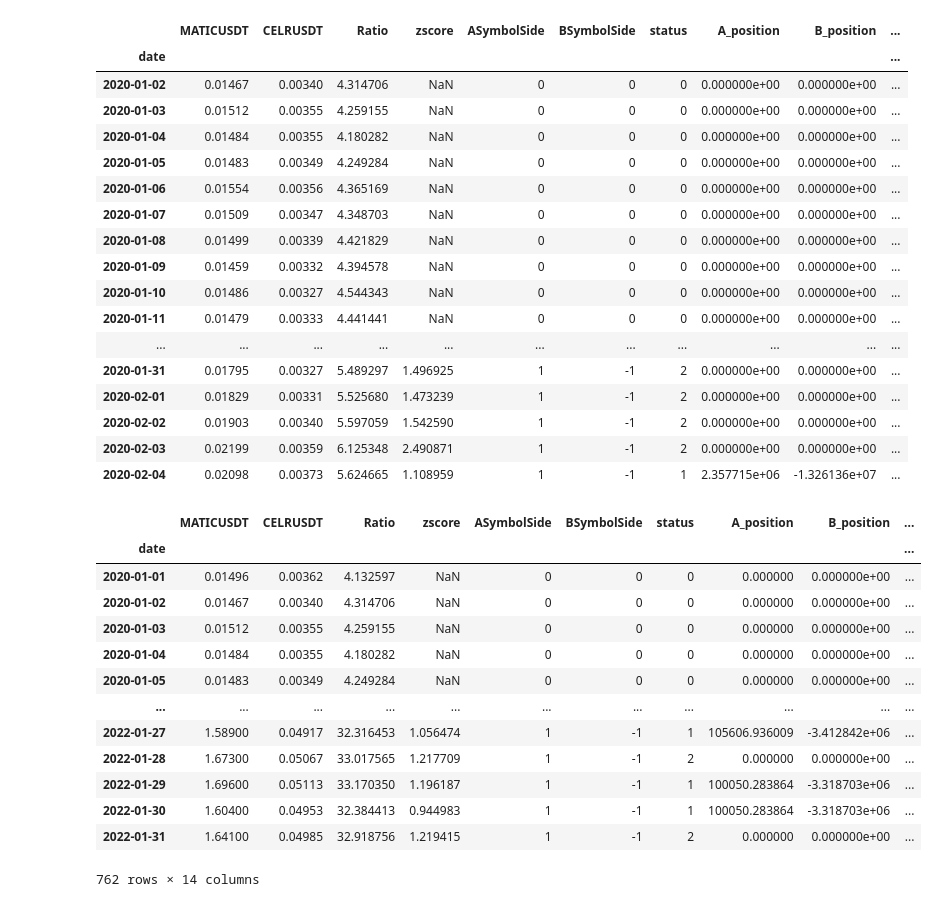
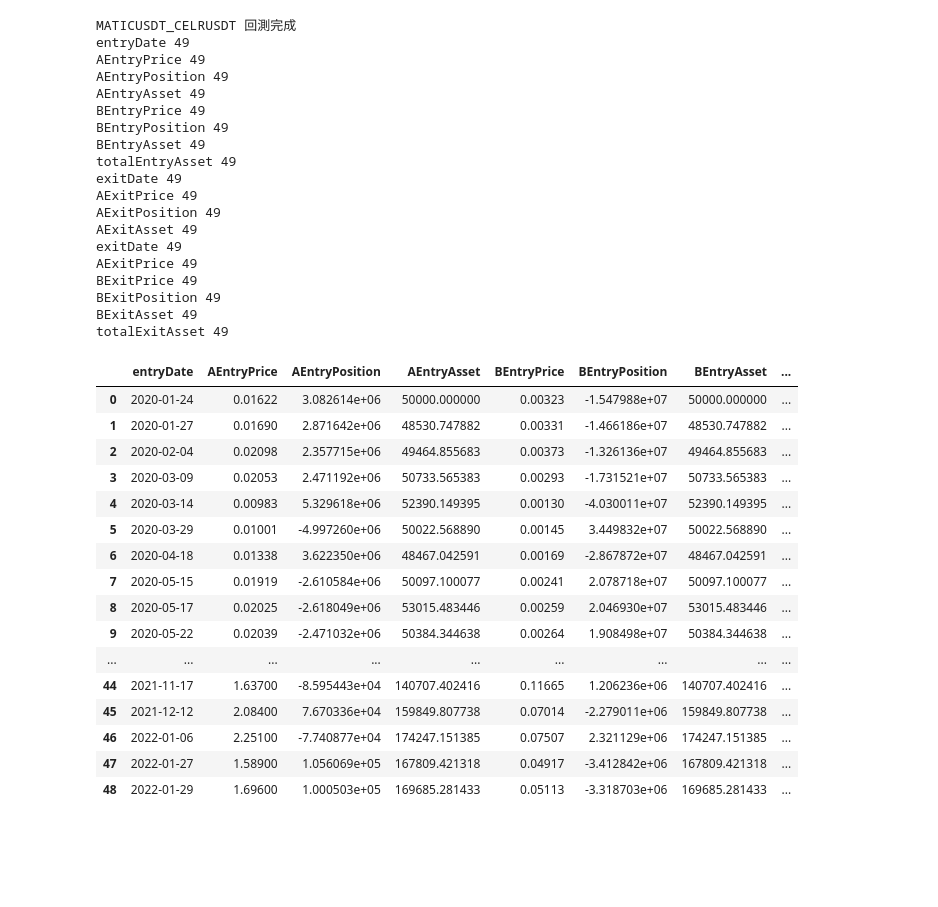
Before and after one commit to jochien889/backtrading, a Jupyter notebook: pairTrade_test.ipynb, the cells around one changed output. Cells and saved outputs as stored; diff of their text form; code cells hidden in the pictures; blank space fills up the shorter version.

```diff
--- a/pairTrade_test.ipynb
+++ b/pairTrade_test.ipynb
@@ -15,44 +15,46 @@ df1 = df[['MATICUSDT', 'CELRUSDT']]
 A = pairTrade(df1)
 A.indicator(tradeType = 'ratio')
 A.strategy(strategyType = 'divergence', actionType = 'amount', entry = 1, exit = 0.2, stopLoss = 1.2)
-A.df.iloc[1:35]
-# A.df.to_csv('MATICUSDT_CELRUSDT_test.csv')
 # %% [output]
-|  | MATICUSDT | CELRUSDT | Ratio | zscore | ASymbolSide | BSymbolSide | status | A_position | B_position | ... |
-| date |  |  |  |  |  |  |  |  |  | ... |
-| 2020-01-02 | 0.01467 | 0.00340 | 4.314706 | NaN | 0 | 0 | 0 | 0.000000e+00 | 0.000000e+00 | ... |
-| 2020-01-03 | 0.01512 | 0.00355 | 4.259155 | NaN | 0 | 0 | 0 | 0.000000e+00 | 0.000000e+00 | ... |
-| 2020-01-04 | 0.01484 | 0.00355 | 4.180282 | NaN | 0 | 0 | 0 | 0.000000e+00 | 0.000000e+00 | ... |
-| 2020-01-05 | 0.01483 | 0.00349 | 4.249284 | NaN | 0 | 0 | 0 | 0.000000e+00 | 0.000000e+00 | ... |
-| 2020-01-06 | 0.01554 | 0.00356 | 4.365169 | NaN | 0 | 0 | 0 | 0.000000e+00 | 0.000000e+00 | ... |
-| 2020-01-07 | 0.01509 | 0.00347 | 4.348703 | NaN | 0 | 0 | 0 | 0.000000e+00 | 0.000000e+00 | ... |
-| 2020-01-08 | 0.01499 | 0.00339 | 4.421829 | NaN | 0 | 0 | 0 | 0.000000e+00 | 0.000000e+00 | ... |
-| 2020-01-09 | 0.01459 | 0.00332 | 4.394578 | NaN | 0 | 0 | 0 | 0.000000e+00 | 0.000000e+00 | ... |
-| 2020-01-10 | 0.01486 | 0.00327 | 4.544343 | NaN | 0 | 0 | 0 | 0.000000e+00 | 0.000000e+00 | ... |
-| 2020-01-11 | 0.01479 | 0.00333 | 4.441441 | NaN | 0 | 0 | 0 | 0.000000e+00 | 0.000000e+00 | ... |
-| ... | ... | ... | ... | ... | ... | ... | ... | ... | ... | ... |
-| 2020-01-31 | 0.01795 | 0.00327 | 5.489297 | 1.496925 | 1 | -1 | 2 | 0.000000e+00 | 0.000000e+00 | ... |
-| 2020-02-01 | 0.01829 | 0.00331 | 5.525680 | 1.473239 | 1 | -1 | 2 | 0.000000e+00 | 0.000000e+00 | ... |
-| 2020-02-02 | 0.01903 | 0.00340 | 5.597059 | 1.542590 | 1 | -1 | 2 | 0.000000e+00 | 0.000000e+00 | ... |
-| 2020-02-03 | 0.02199 | 0.00359 | 6.125348 | 2.490871 | 1 | -1 | 2 | 0.000000e+00 | 0.000000e+00 | ... |
-| 2020-02-04 | 0.02098 | 0.00373 | 5.624665 | 1.108959 | 1 | -1 | 1 | 2.357715e+06 | -1.326136e+07 | ... |
+MATICUSDT_CELRUSDT 回測完成
+entryDate 49
+AEntryPrice 49
+AEntryPosition 49
+AEntryAsset 49
+BEntryPrice 49
+BEntryPosition 49
+BEntryAsset 49
+totalEntryAsset 49
+exitDate 49
+AExitPrice 49
+AExitPosition 49
+AExitAsset 49
+exitDate 49
+AExitPrice 49
+BExitPrice 49
+BExitPosition 49
+BExitAsset 49
+totalExitAsset 49
 # %%
-A.df
+A.KPI
 # %% [output]
-|  | MATICUSDT | CELRUSDT | Ratio | zscore | ASymbolSide | BSymbolSide | status | A_position | B_position | ... |
-| date |  |  |  |  |  |  |  |  |  | ... |
-| 2020-01-01 | 0.01496 | 0.00362 | 4.132597 | NaN | 0 | 0 | 0 | 0.000000 | 0.000000e+00 | ... |
-| 2020-01-02 | 0.01467 | 0.00340 | 4.314706 | NaN | 0 | 0 | 0 | 0.000000 | 0.000000e+00 | ... |
-| 2020-01-03 | 0.01512 | 0.00355 | 4.259155 | NaN | 0 | 0 | 0 | 0.000000 | 0.000000e+00 | ... |
-| 2020-01-04 | 0.01484 | 0.00355 | 4.180282 | NaN | 0 | 0 | 0 | 0.000000 | 0.000000e+00 | ... |
-| 2020-01-05 | 0.01483 | 0.00349 | 4.249284 | NaN | 0 | 0 | 0 | 0.000000 | 0.000000e+00 | ... |
-| ... | ... | ... | ... | ... | ... | ... | ... | ... | ... | ... |
-| 2022-01-27 | 1.58900 | 0.04917 | 32.316453 | 1.056474 | 1 | -1 | 1 | 105606.936009 | -3.412842e+06 | ... |
-| 2022-01-28 | 1.67300 | 0.05067 | 33.017565 | 1.217709 | 1 | -1 | 2 | 0.000000 | 0.000000e+00 | ... |
-| 2022-01-29 | 1.69600 | 0.05113 | 33.170350 | 1.196187 | 1 | -1 | 1 | 100050.283864 | -3.318703e+06 | ... |
-| 2022-01-30 | 1.60400 | 0.04953 | 32.384413 | 0.944983 | 1 | -1 | 1 | 100050.283864 | -3.318703e+06 | ... |
-| 2022-01-31 | 1.64100 | 0.04985 | 32.918756 | 1.219415 | 1 | -1 | 2 | 0.000000 | 0.000000e+00 | ... |
+|  | entryDate | AEntryPrice | AEntryPosition | AEntryAsset | BEntryPrice | BEntryPosition | BEntryAsset | ... |
+| 0 | 2020-01-24 | 0.01622 | 3.082614e+06 | 50000.000000 | 0.00323 | -1.547988e+07 | 50000.000000 | ... |
+| 1 | 2020-01-27 | 0.01690 | 2.871642e+06 | 48530.747882 | 0.00331 | -1.466186e+07 | 48530.747882 | ... |
+| 2 | 2020-02-04 | 0.02098 | 2.357715e+06 | 49464.855683 | 0.00373 | -1.326136e+07 | 49464.855683 | ... |
+| 3 | 2020-03-09 | 0.02053 | 2.471192e+06 | 50733.565383 | 0.00293 | -1.731521e+07 | 50733.565383 | ... |
+| 4 | 2020-03-14 | 0.00983 | 5.329618e+06 | 52390.149395 | 0.00130 | -4.030011e+07 | 52390.149395 | ... |
+| 5 | 2020-03-29 | 0.01001 | -4.997260e+06 | 50022.568890 | 0.00145 | 3.449832e+07 | 50022.568890 | ... |
+| 6 | 2020-04-18 | 0.01338 | 3.622350e+06 | 48467.042591 | 0.00169 | -2.867872e+07 | 48467.042591 | ... |
+| 7 | 2020-05-15 | 0.01919 | -2.610584e+06 | 50097.100077 | 0.00241 | 2.078718e+07 | 50097.100077 | ... |
+| 8 | 2020-05-17 | 0.02025 | -2.618049e+06 | 53015.483446 | 0.00259 | 2.046930e+07 | 53015.483446 | ... |
+| 9 | 2020-05-22 | 0.02039 | -2.471032e+06 | 50384.344638 | 0.00264 | 1.908498e+07 | 50384.344638 | ... |
+| ... | ... | ... | ... | ... | ... | ... | ... | ... |
+| 44 | 2021-11-17 | 1.63700 | -8.595443e+04 | 140707.402416 | 0.11665 | 1.206236e+06 | 140707.402416 | ... |
+| 45 | 2021-12-12 | 2.08400 | 7.670336e+04 | 159849.807738 | 0.07014 | -2.279011e+06 | 159849.807738 | ... |
+| 46 | 2022-01-06 | 2.25100 | -7.740877e+04 | 174247.151385 | 0.07507 | 2.321129e+06 | 174247.151385 | ... |
+| 47 | 2022-01-27 | 1.58900 | 1.056069e+05 | 167809.421318 | 0.04917 | -3.412842e+06 | 167809.421318 | ... |
+| 48 | 2022-01-29 | 1.69600 | 1.000503e+05 | 169685.281433 | 0.05113 | -3.318703e+06 | 169685.281433 | ... |
-762 rows × 14 columns
 # %%
 df1 = df[['BTCUSDT', 'ETHUSDT']]
 A = pairTrade(df1, 'ratio', 1, 0, 0.5)
```
Also changed, not shown: 1 other file.
